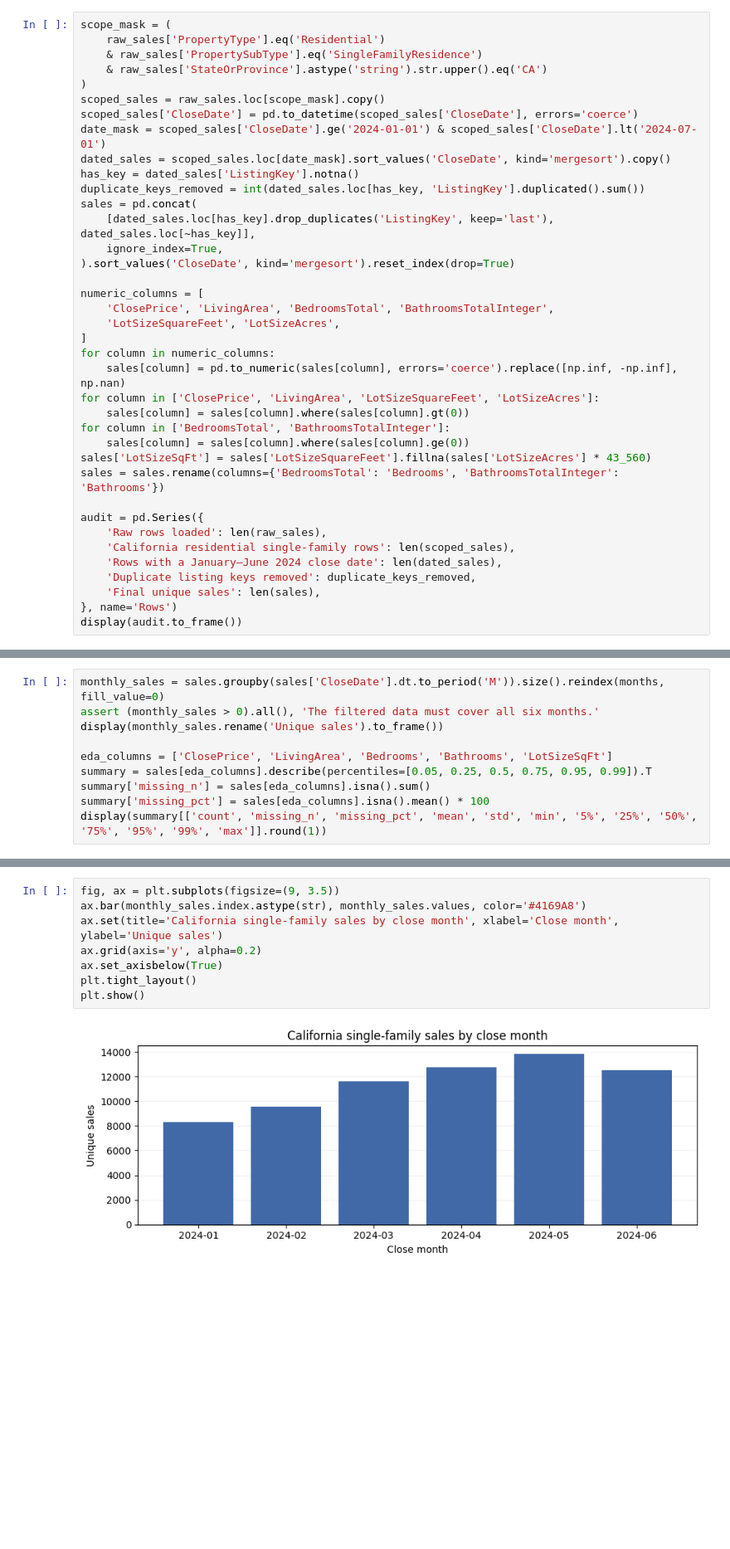
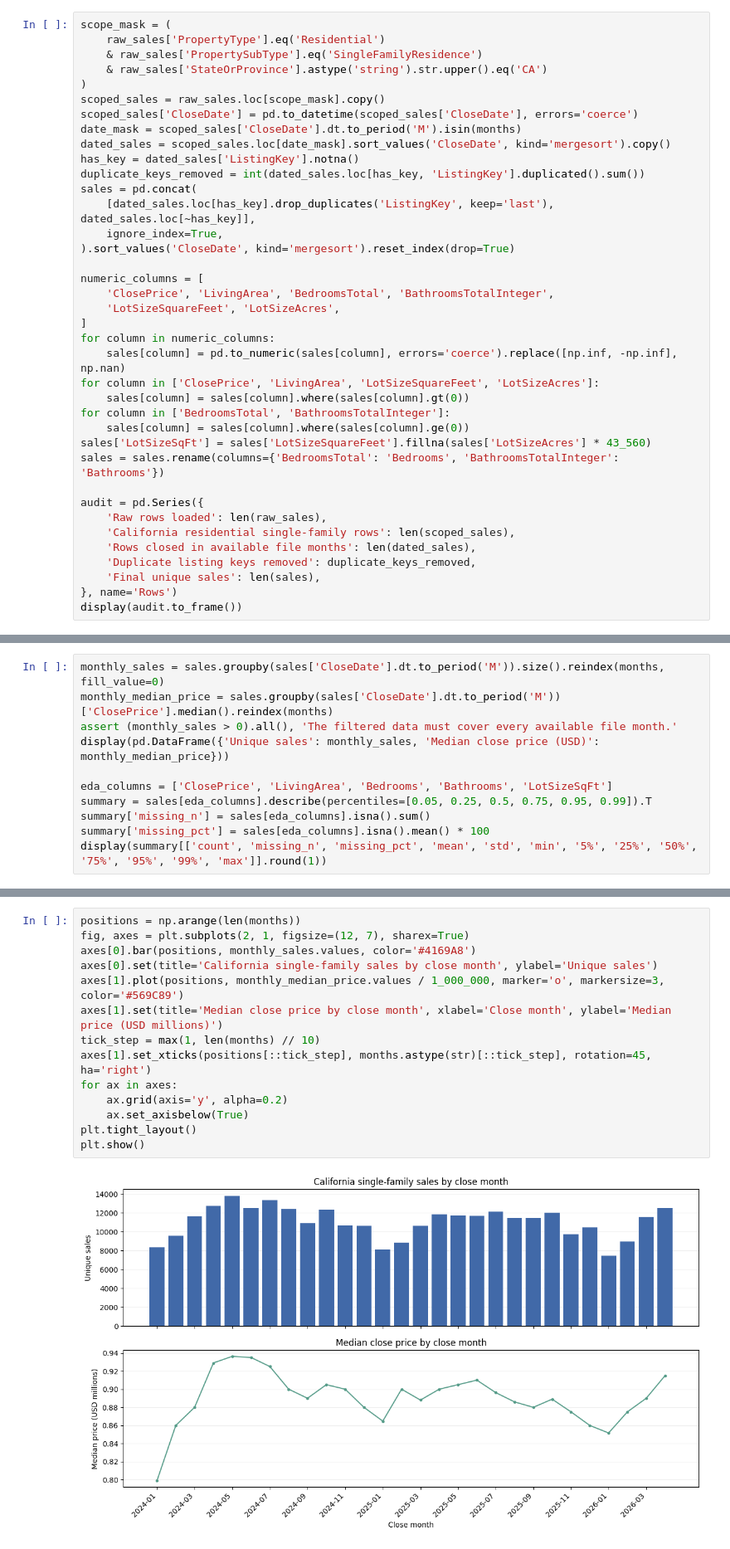
Before and after one commit to yingjieh512/IDX-Exchange-Data-Science-Yingjie-Huang, a Jupyter notebook: 01_exploration.ipynb, the cells around one changed output, grey strips where cells are left out. Shown at 83% size. Drawn from its saved outputs; the diff is of its cells as text; blank space fills up the shorter version.

Commit message:
Week 2: extend exploration to all available months

```diff
--- a/01_exploration.ipynb
+++ b/01_exploration.ipynb
@@ -56,7 +73,7 @@ scope_mask = (
 )
 scoped_sales = raw_sales.loc[scope_mask].copy()
 scoped_sales['CloseDate'] = pd.to_datetime(scoped_sales['CloseDate'], errors='coerce')
-date_mask = scoped_sales['CloseDate'].ge('2024-01-01') & scoped_sales['CloseDate'].lt('2024-07-01')
+date_mask = scoped_sales['CloseDate'].dt.to_period('M').isin(months)
 dated_sales = scoped_sales.loc[date_mask].sort_values('CloseDate', kind='mergesort').copy()
 has_key = dated_sales['ListingKey'].notna()
 duplicate_keys_removed = int(dated_sales.loc[has_key, 'ListingKey'].duplicated().sum())
@@ -81,7 +98,7 @@ sales = sales.rename(columns={'BedroomsTotal': 'Bedrooms', 'BathroomsTotalIntege
 audit = pd.Series({
     'Raw rows loaded': len(raw_sales),
     'California residential single-family rows': len(scoped_sales),
-    'Rows with a January–June 2024 close date': len(dated_sales),
+    'Rows closed in available file months': len(dated_sales),
     'Duplicate listing keys removed': duplicate_keys_removed,
     'Final unique sales': len(sales),
 }, name='Rows')
@@ -96,7 +113,8 @@ display(audit.to_frame())
 # %%
 monthly_sales = sales.groupby(sales['CloseDate'].dt.to_period('M')).size().reindex(months, fill_value=0)
-assert (monthly_sales > 0).all(), 'The filtered data must cover all six months.'
-display(monthly_sales.rename('Unique sales').to_frame())
+monthly_median_price = sales.groupby(sales['CloseDate'].dt.to_period('M'))['ClosePrice'].median().reindex(months)
+assert (monthly_sales > 0).all(), 'The filtered data must cover every available file month.'
+display(pd.DataFrame({'Unique sales': monthly_sales, 'Median close price (USD)': monthly_median_price}))
 
 eda_columns = ['ClosePrice', 'LivingArea', 'Bedrooms', 'Bathrooms', 'LotSizeSqFt']
 summary = sales[eda_columns].describe(percentiles=[0.05, 0.25, 0.5, 0.75, 0.95, 0.99]).T
@@ -120,13 +148,19 @@ display(summary[['count', 'missing_n', 'missing_pct', 'mean', 'std', 'min', '5%'
 # %%
-fig, ax = plt.subplots(figsize=(9, 3.5))
-ax.bar(monthly_sales.index.astype(str), monthly_sales.values, color='#4169A8')
-ax.set(title='California single-family sales by close month', xlabel='Close month', ylabel='Unique sales')
-ax.grid(axis='y', alpha=0.2)
-ax.set_axisbelow(True)
+positions = np.arange(len(months))
+fig, axes = plt.subplots(2, 1, figsize=(12, 7), sharex=True)
+axes[0].bar(positions, monthly_sales.values, color='#4169A8')
+axes[0].set(title='California single-family sales by close month', ylabel='Unique sales')
+axes[1].plot(positions, monthly_median_price.values / 1_000_000, marker='o', markersize=3, color='#569C89')
+axes[1].set(title='Median close price by close month', xlabel='Close month', ylabel='Median price (USD millions)')
+tick_step = max(1, len(months) // 10)
+axes[1].set_xticks(positions[::tick_step], months.astype(str)[::tick_step], rotation=45, ha='right')
+for ax in axes:
+    ax.grid(axis='y', alpha=0.2)
+    ax.set_axisbelow(True)
 plt.tight_layout()
 plt.show()
 # %% [output]
-[figure, old version]
+[figure, new version]
 # %% [markdown]
 ## Distributions
 
```
Also changed, not shown: parts of 8 cells of this notebook.
